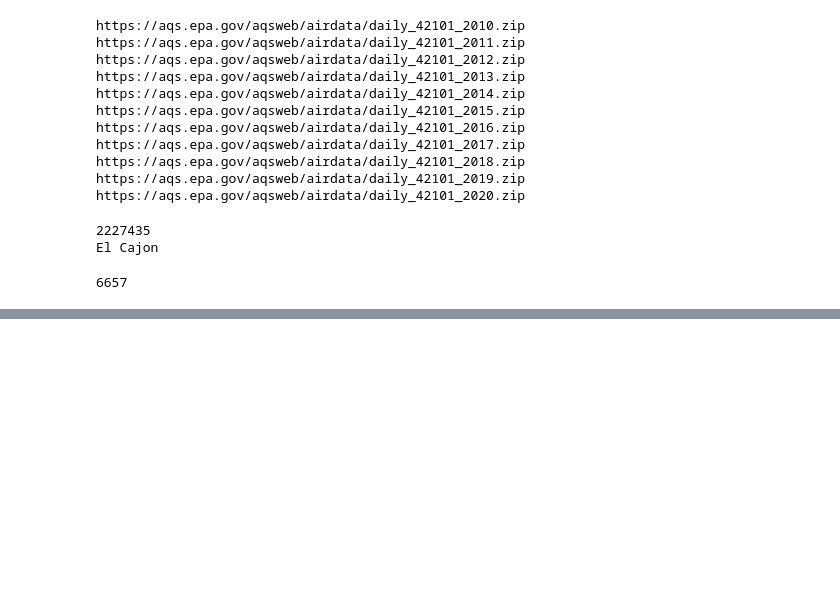
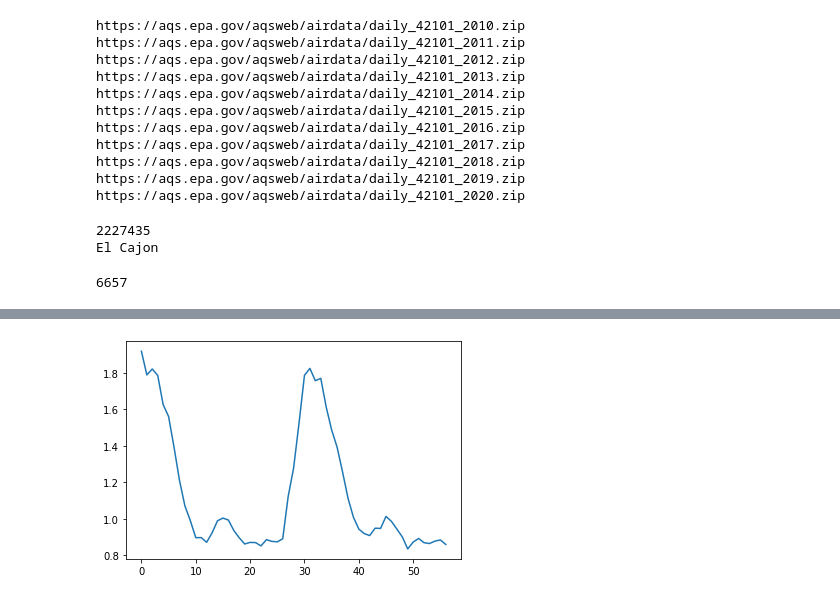
Before and after one commit to ECE143-WI21-Team5/Final_Project, a Jupyter notebook: recursive_predictions/recursive_prediction.ipynb, the cells around one changed output, grey strips where cells are left out. Cells and saved outputs as stored; diff of their text form; code cells hidden in the pictures; blank space fills up the shorter version.

```diff
--- a/recursive_predictions/recursive_prediction.ipynb
+++ b/recursive_predictions/recursive_prediction.ipynb
@@ -123,0 +159,5 @@ TypeError: float() argument must be a string or a number, not 'datetime.datetime
+# %%
+plt.plot(list(range(len(test_data))),test_data)
+plt.show()
+# %% [output]
+[figure, added]
```
Also changed, not shown: parts of 18 cells of this notebook.
